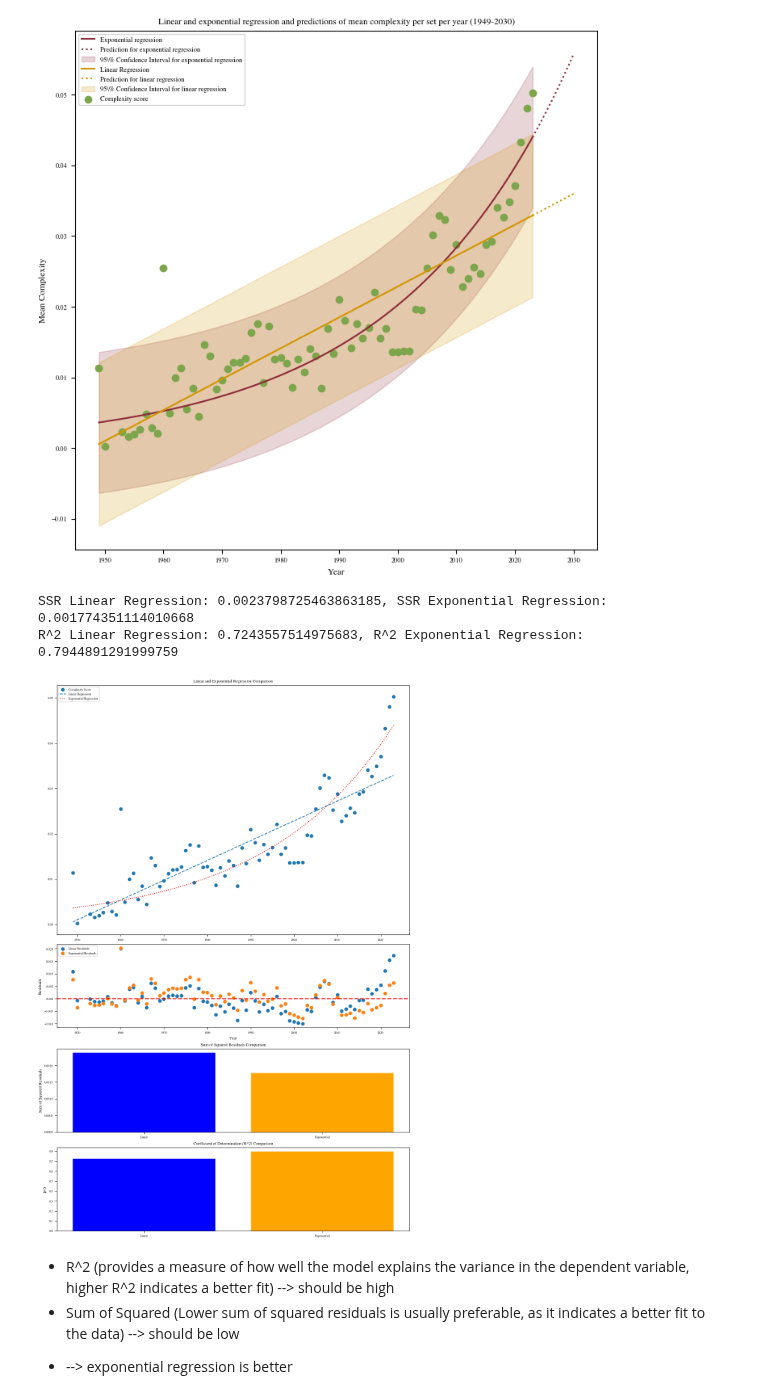
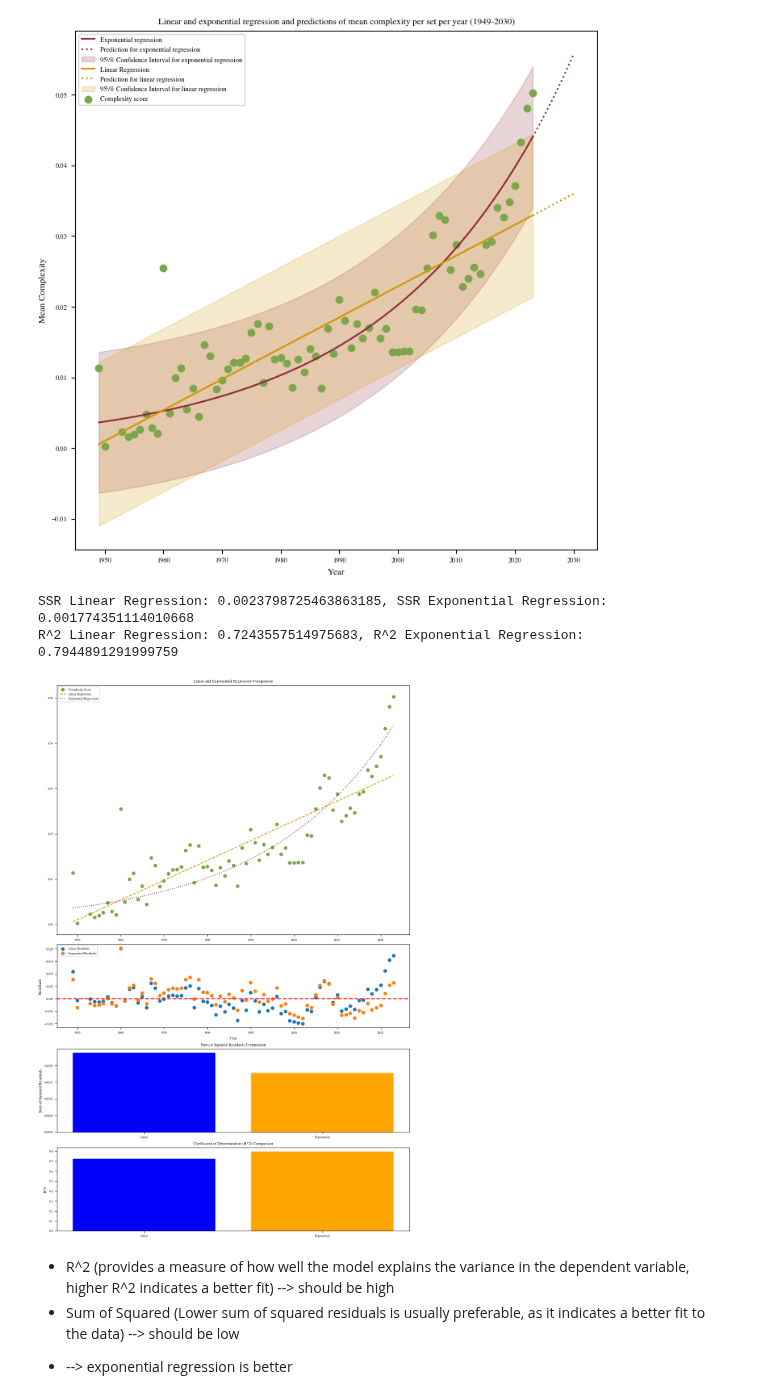
Before and after one commit to eddiebeach99/Data_Literacy, a Jupyter notebook: Analysis/complexity_regression.ipynb, the cells around one changed output. Saved outputs shown, nothing was run; the diff lists cells and outputs as text; code cells hidden in the pictures.

```diff
--- a/Analysis/complexity_regression.ipynb
+++ b/Analysis/complexity_regression.ipynb
@@ -301,14 +301,14 @@ def compare_regression_complexity(df):
     residuals_exp = y - y_pred_exp
 
     # plot the original data
-    ax1.scatter(x, y, label='Complexity Score')
+    ax1.scatter(x, y, label='Complexity Score', color=rgb.tue_green)
 
     # plot Linear Regression
-    ax1.plot(x, y_pred_linear, linestyle='--', label='Linear Regression')
+    ax1.plot(x, y_pred_linear, linestyle='--', label='Linear Regression', color=rgb.tue_orange)
     ax1.set_title('Linear and Exponential Regression Comparison')
 
     # plot Exponential Regression
-    ax1.plot(x, y_pred_exp, linestyle=':', color='red', label='Exponential Regression')
+    ax1.plot(x, y_pred_exp, linestyle=':', color=rgb.tue_red, label='Exponential Regression')
     ax1.legend()
 
     # residual Plots
@@ -323,34 +323,34 @@ def compare_regression_complexity(df):
     sum_squared_residuals_linear = np.sum(residuals_linear ** 2)
     sum_squared_residuals_exp = np.sum(residuals_exp ** 2)
 
     # Coefficient of Determination (R^2)
     r2_linear = model_linear.score(x, y)
     r2_exp = 1 - (np.sum(residuals_exp ** 2) / np.sum((y - np.mean(y)) ** 2))
 
     # Display results
     ax3.bar(['Linear', 'Exponential'], [sum_squared_residuals_linear, sum_squared_residuals_exp], color=['blue', 'orange'])
     ax3.set_title('Sum of Squared Residuals Comparison')
     ax3.set_ylabel('Sum of Squared Residuals')
 
     ax4.bar(['Linear', 'Exponential'], [r2_linear, r2_exp], color=['blue', 'orange'])
     ax4.set_title('Coefficient of Determination (R^2) Comparison')
     ax4.set_ylabel('R^2')
 
     # print information
     print(f'SSR Linear Regression: {sum_squared_residuals_linear}, SSR Exponential Regression: {sum_squared_residuals_exp}')
     print(f'R^2 Linear Regression: {r2_linear}, R^2 Exponential Regression: {r2_exp}')
 
     # save plot
     plt.savefig('../Images/Regression_Comparison.pdf')
 
     plt.show()
 
 # call the function
 compare_regression_complexity(data)
 # %% [output]
 SSR Linear Regression: 0.0023798725463863185, SSR Exponential Regression: 0.001774351114010668
 R^2 Linear Regression: 0.7243557514975683, R^2 Exponential Regression: 0.7944891291999759
-[figure, old version]
+[figure, new version]
 # %% [markdown]
 * R^2 (provides a measure of how well the model explains the variance in the dependent variable, higher R^2 indicates a better fit) --> should be high
 * Sum of Squared (Lower sum of squared residuals is usually preferable, as it indicates a better fit to the data) --> should be low
```
Also changed, not shown: 1 other file.
